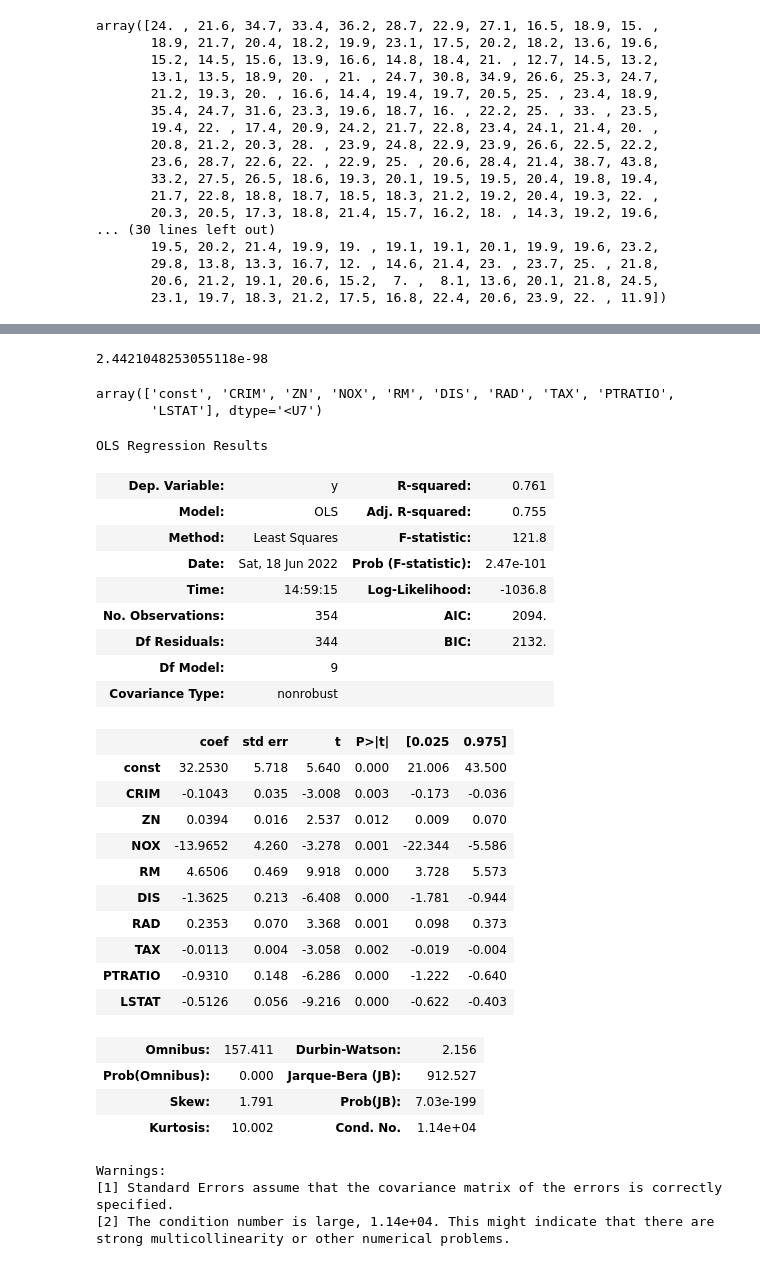
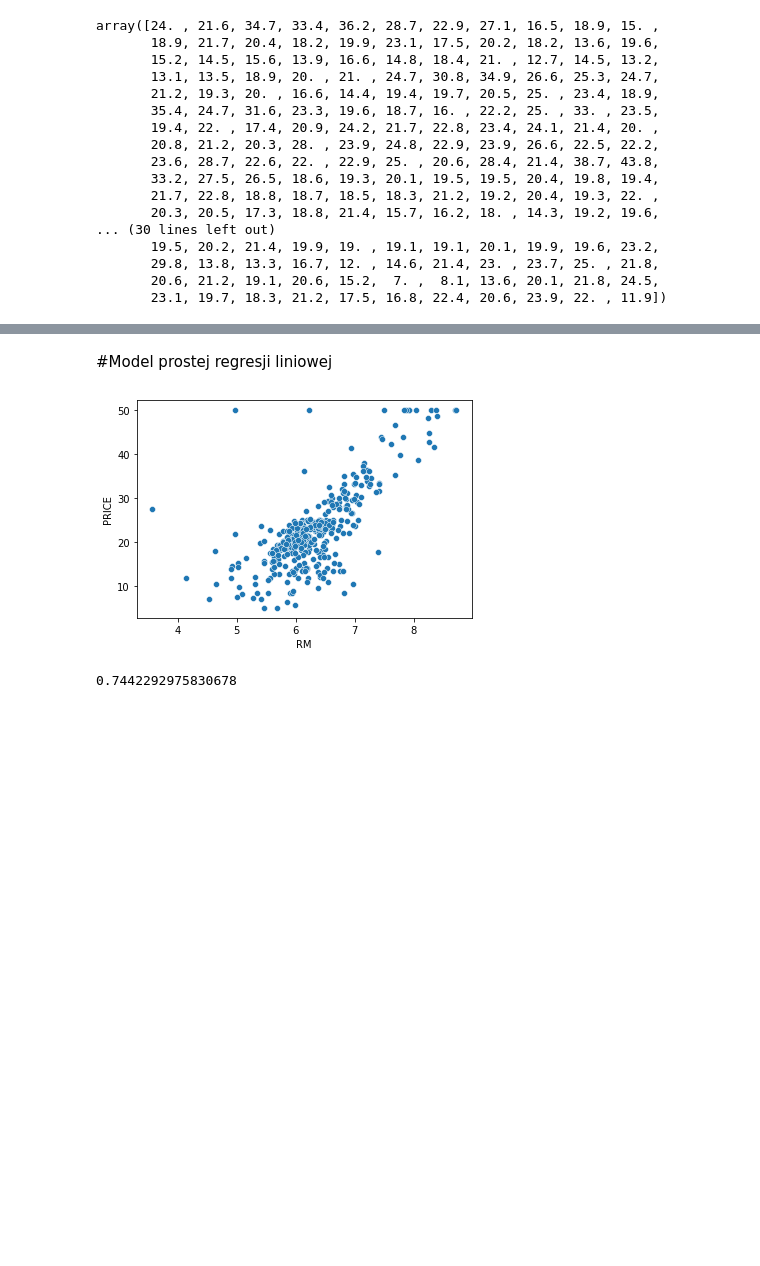
Before and after one commit to mdabrowski-phd/ds250223_regul, a Jupyter notebook: 03_regresja_liniowa_case_study/Case study - Boston House Dataset.ipynb, the cells around one changed output, grey strips where cells are left out. Saved outputs shown, nothing was run; the diff lists cells and outputs as text; code cells hidden in the pictures; blank space fills up the shorter version.

```diff
--- a/03_regresja_liniowa_case_study/Case study - Boston House Dataset.ipynb
+++ b/03_regresja_liniowa_case_study/Case study - Boston House Dataset.ipynb
@@ -332,47 +159,2 @@ strong multicollinearity or other numerical problems.
-# %%
-#a
-fitted_model.f_pvalue
-# %% [output]
-2.4421048253055118e-98
-# %%
-#b
-features1 = np.array(model.exog_names)[fitted_model.pvalues < 0.05]
-features1
-# %% [output]
-array(['const', 'CRIM', 'ZN', 'NOX', 'RM', 'DIS', 'RAD', 'TAX', 'PTRATIO',
-       'LSTAT'], dtype='<U7')
-# %%
-#c
-model2 = sm.OLS(endog=y_train, exog=X_with_const[features1])
-fitted_model2 = model2.fit()
-fitted_model2.summary()
-# %% [output]
-OLS Regression Results
-| Dep. Variable: | y | R-squared: | 0.761 |
-| Model: | OLS | Adj. R-squared: | 0.755 |
-| Method: | Least Squares | F-statistic: | 121.8 |
-| Date: | Sat, 18 Jun 2022 | Prob (F-statistic): | 2.47e-101 |
-| Time: | 14:59:15 | Log-Likelihood: | -1036.8 |
-| No. Observations: | 354 | AIC: | 2094. |
-| Df Residuals: | 344 | BIC: | 2132. |
-| Df Model: | 9 |  |  |
-| Covariance Type: | nonrobust |  |  |
-|  | coef | std err | t | P>|t| | [0.025 | 0.975] |
-| const | 32.2530 | 5.718 | 5.640 | 0.000 | 21.006 | 43.500 |
-| CRIM | -0.1043 | 0.035 | -3.008 | 0.003 | -0.173 | -0.036 |
-| ZN | 0.0394 | 0.016 | 2.537 | 0.012 | 0.009 | 0.070 |
-| NOX | -13.9652 | 4.260 | -3.278 | 0.001 | -22.344 | -5.586 |
-| RM | 4.6506 | 0.469 | 9.918 | 0.000 | 3.728 | 5.573 |
-| DIS | -1.3625 | 0.213 | -6.408 | 0.000 | -1.781 | -0.944 |
-| RAD | 0.2353 | 0.070 | 3.368 | 0.001 | 0.098 | 0.373 |
-| TAX | -0.0113 | 0.004 | -3.058 | 0.002 | -0.019 | -0.004 |
-| PTRATIO | -0.9310 | 0.148 | -6.286 | 0.000 | -1.222 | -0.640 |
-| LSTAT | -0.5126 | 0.056 | -9.216 | 0.000 | -0.622 | -0.403 |
-| Omnibus: | 157.411 | Durbin-Watson: | 2.156 |
-| Prob(Omnibus): | 0.000 | Jarque-Bera (JB): | 912.527 |
-| Skew: | 1.791 | Prob(JB): | 7.03e-199 |
-| Kurtosis: | 10.002 | Cond. No. | 1.14e+04 |
-Warnings:
-[1] Standard Errors assume that the covariance matrix of the errors is correctly specified.
-[2] The condition number is large, 1.14e+04. This might indicate that there are
-strong multicollinearity or other numerical problems.
+# %% [markdown]
+#Model prostej regresji liniowej
@@ -378,0 +164,14 @@ strong multicollinearity or other numerical problems.
+# %%
+#2 określenie zmiennej zależnej i niezależnej, wykres rozproszenia, określenie czy są liniowo zależne, wspołczynnik korelacji pearsona
+#PRICE - zm. zależna
+#RM - zm .niezależna
+y_small = y_train
+x_small = X_train.RM
+sns.scatterplot(x_small, y_small)
+plt.ylabel('PRICE')
+plt.show()
+np.corrcoef(x_small, y_small)[0,1]
+#zmienne są zależne liniowo
+# %% [output]
+[figure, added]
+0.7442292975830678
```
Also changed, not shown: parts of 56 cells of this notebook.
